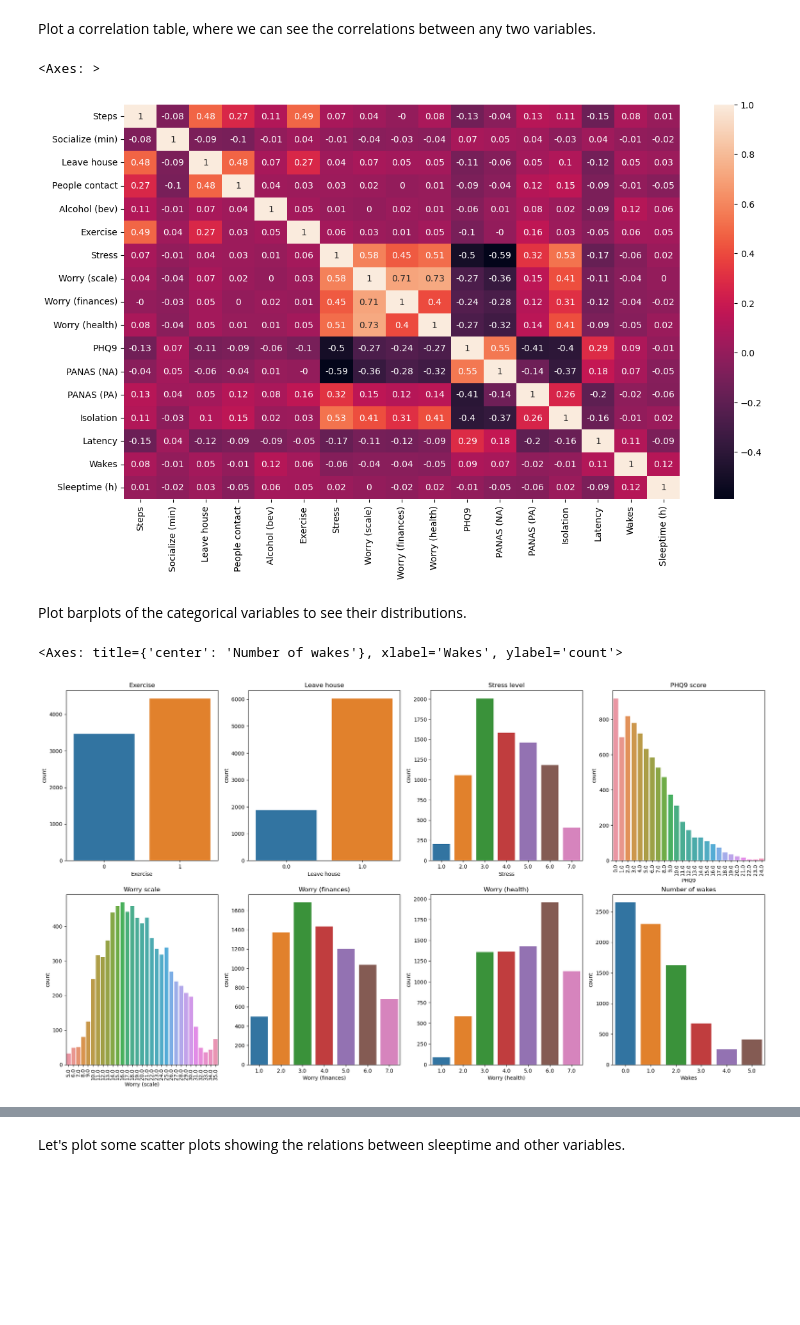
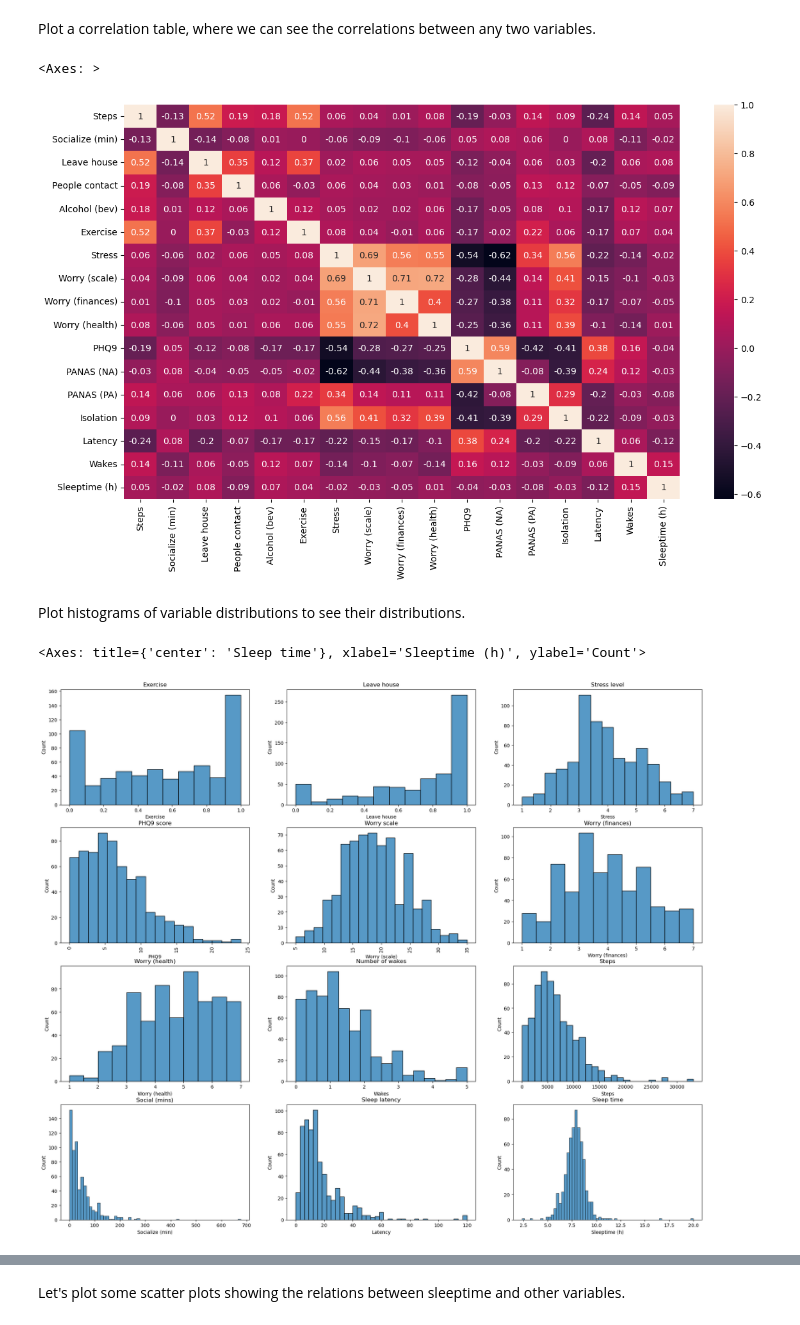
Before and after one commit to heksaani/DataScienceProject, a Jupyter notebook: covid19_dataset/eda_covid19_dataset.ipynb, the cells around one changed output, grey strips where cells are left out. Cells and saved outputs as stored; diff of their text form; code cells hidden in the pictures; blank space fills up the shorter version.

Commit message:
Now group data by individual participant ID

```diff
--- a/covid19_dataset/eda_covid19_dataset.ipynb
+++ b/covid19_dataset/eda_covid19_dataset.ipynb
@@ -35,14 +17,14 @@ Index(['unique_id', 'record_id', 'redcap_repeat_instrument',
 There are too many columns in the dataframe. Let's pick only the ones that might affect the quality and duration of sleep. Sleeptime, sleep latency and the number of wakes are target variables, since we can take them to be descriptors of sleep quality. The rest are input variables, and we want to investigate how they affect the quality and duration of sleep.
 # %%
 # Choose which columns to pick from the dataset
-column_names = ['sleepdiary_fallasleep', 'sleepdiary_waketime', 'steps', 'socialize_min', 'leave_house', 'people_contact',
+column_names = ['sub_id', 'sleepdiary_fallasleep', 'sleepdiary_waketime', 'steps', 'socialize_min', 'leave_house', 'people_contact',
                 'alcohol_bev', 'exercise', 'stress', 'worry_scale', 'worry_finances', 'worry_health', 'PHQ9', 'PANAS_NA',
                 'PANAS_PA', 'isolation', 'covid_status', 'sleepdiary_sleeplatency', 'sleepdiary_wakes']
 
 df = df[column_names]
 
 # Rename columns
-df = df.rename(columns = {'steps': 'Steps', 'socialize_min': 'Socialize (min)', 'leave_house': 'Leave house',
+df = df.rename(columns = {'sub_id': 'id', 'steps': 'Steps', 'socialize_min': 'Socialize (min)', 'leave_house': 'Leave house',
                           'people_contact': 'People contact', 'alcohol_bev': 'Alcohol (bev)', 'exercise': 'Exercise',
                           'stress': 'Stress', 'worry_scale': 'Worry (scale)', 'worry_finances': 'Worry (finances)',
                           'worry_health': 'Worry (health)', 'PANAS_NA': 'PANAS (NA)', 'PANAS_PA': 'PANAS (PA)',
@@ -107,6 +89,10 @@ df = df[df['Covid-19'] == 0]
 df = df.drop(['Covid-19'], axis = 1)
 # Drop rows containing NaNs
 df = df.dropna()
+
+# Gather unique IDs and group by those
+unique_id = df.id.unique()
+df = df.groupby('id').mean()
 df.describe()
 # %% [output]
 |  | Steps | Socialize (min) | Leave house | People contact | Alcohol (bev) | Exercise | Stress | ... |
@@ -126,48 +112,64 @@ plt.figure(figsize = (14, 8))
 sns.heatmap(corr, annot = True)
 # %% [output]
 <Axes: >
-[figure, old version]
+[figure, new version]
 # %% [markdown]
-Plot barplots of the categorical variables to see their distributions.
+Plot histograms of variable distributions to see their distributions.
 # %%
 plt.figure(figsize = (24, 20))
 
-rows = 3
-columns = 4
+rows = 4
+columns = 3
 
 plt.subplot(rows, columns, 1)
 plt.gca().set_title('Exercise')
-sns.countplot(x = 'Exercise', data = df)
+sns.histplot(x = 'Exercise', data = df)
 
 plt.subplot(rows, columns, 2)
 plt.gca().set_title('Leave house')
-sns.countplot(x = 'Leave house', data = df)
+sns.histplot(x = 'Leave house', data = df)
 
 plt.subplot(rows, columns, 3)
 plt.gca().set_title('Stress level')
-sns.countplot(x = 'Stress', data = df)
+sns.histplot(x = 'Stress', data = df)
 
 plt.subplot(rows, columns, 4)
 plt.gca().set_title('PHQ9 score')
 plt.xticks(rotation = 90)
-sns.countplot(x = 'PHQ9', data = df)
+sns.histplot(x = 'PHQ9', data = df)
 
 plt.subplot(rows, columns, 5)
 plt.gca().set_title('Worry scale')
 plt.xticks(rotation = 90)
-sns.countplot(x = 'Worry (scale)', data = df)
+sns.histplot(x = 'Worry (scale)', data = df)
 
 plt.subplot(rows, columns, 6)
 plt.gca().set_title('Worry (finances)')
-sns.countplot(x = 'Worry (finances)', data = df)
+sns.histplot(x = 'Worry (finances)', data = df)
 
 plt.subplot(rows, columns, 7)
 plt.gca().set_title('Worry (health)')
-sns.countplot(x = 'Worry (health)', data = df)
+sns.histplot(x = 'Worry (health)', data = df)
 
 plt.subplot(rows, columns, 8)
 plt.gca().set_title('Number of wakes')
-sns.countplot(x = 'Wakes', data = df)
+sns.histplot(x = 'Wakes', data = df)
+
+plt.subplot(rows, columns, 9)
+plt.gca().set_title('Steps')
+sns.histplot(x = df['Steps'], kde = False)
+
+plt.subplot(rows, columns, 10)
+plt.gca().set_title('Social (mins)')
+sns.histplot(x = df['Socialize (min)'], kde = False)
+
+plt.subplot(rows, columns, 11)
+plt.gca().set_title('Sleep latency')
+sns.histplot(x = df['Latency'], kde = False)
+
+plt.subplot(rows, columns, 12)
+plt.gca().set_title('Sleep time')
+sns.histplot(x = df['Sleeptime (h)'], kde = False)
 # %% [output]
-<Axes: title={'center': 'Number of wakes'}, xlabel='Wakes', ylabel='count'>
+<Axes: title={'center': 'Sleep time'}, xlabel='Sleeptime (h)', ylabel='Count'>
-[figure, old version]
+[figure, new version]
```
Also changed, not shown: parts of 7 cells of this notebook, 1 other file.
